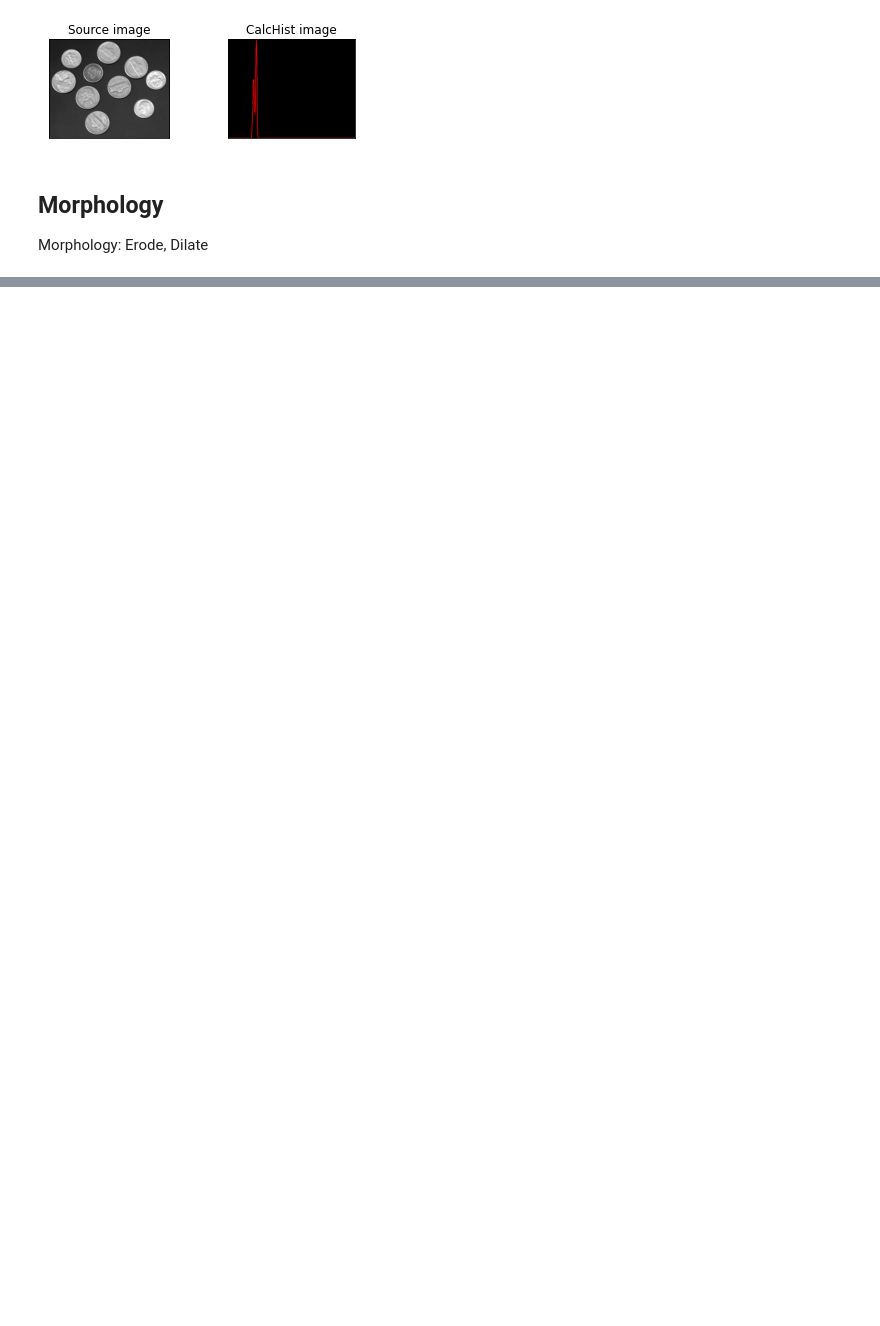
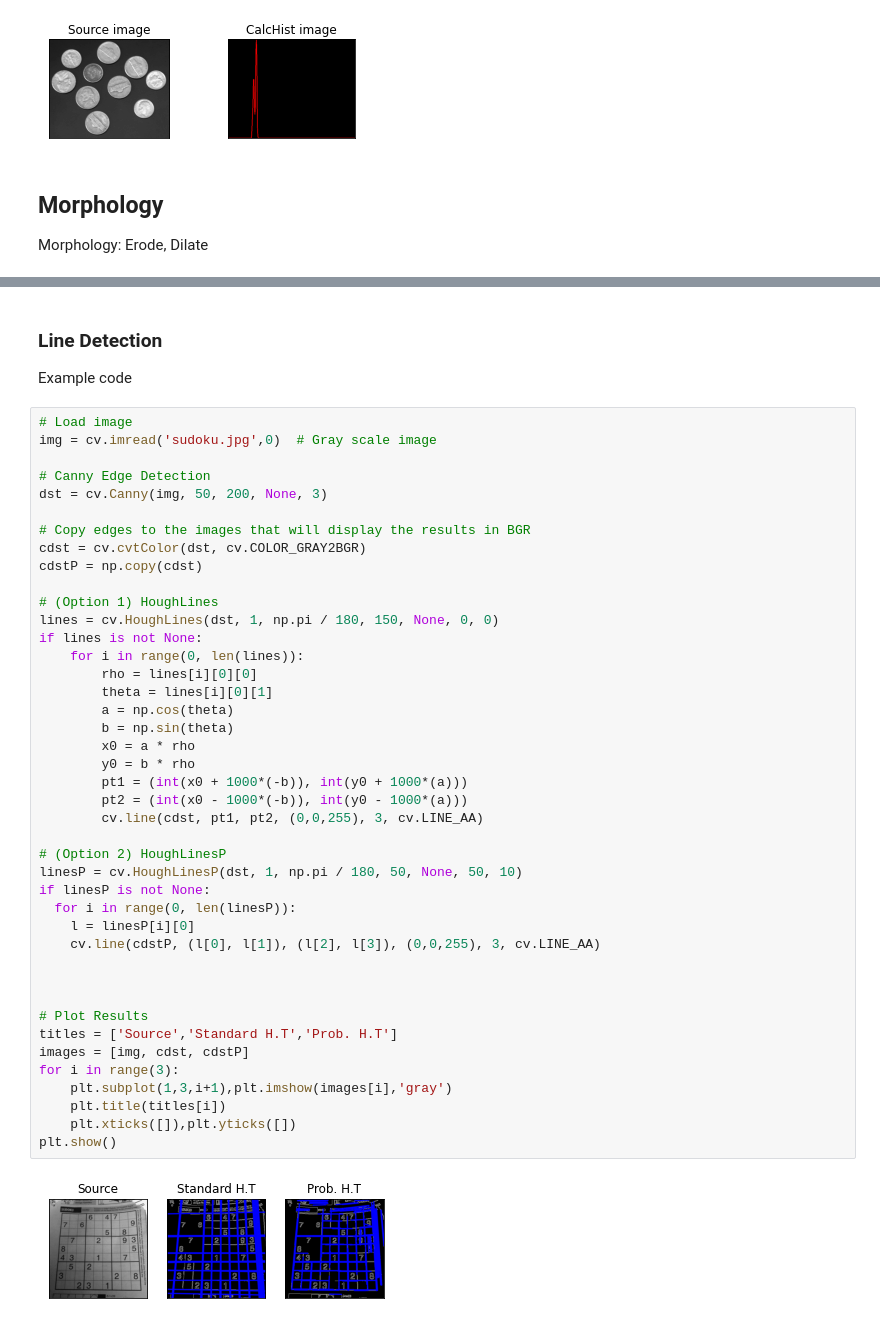
Before and after one commit to ykkimhgu/DLIP-src, a Jupyter notebook: Tutorial_PythonOpenCV/Tutorial_Opencv_Python_2022.ipynb, the cells around one changed output, grey strips where cells are left out. Drawn from its saved outputs; the diff is of its cells as text; blank space fills up the shorter version.

```diff
--- a/Tutorial_PythonOpenCV/Tutorial_Opencv_Python_2022.ipynb
+++ b/Tutorial_PythonOpenCV/Tutorial_Opencv_Python_2022.ipynb
@@ -677,0 +373,47 @@ cv.imshow("detected circles", src)
+# %% [markdown]
+### Line Detection
+Example code
+# %%
+# Load image
+img = cv.imread('sudoku.jpg',0)  # Gray scale image
+
+# Canny Edge Detection
+dst = cv.Canny(img, 50, 200, None, 3)
+
+# Copy edges to the images that will display the results in BGR
+cdst = cv.cvtColor(dst, cv.COLOR_GRAY2BGR)
+cdstP = np.copy(cdst)
+
+# (Option 1) HoughLines
+lines = cv.HoughLines(dst, 1, np.pi / 180, 150, None, 0, 0)
+if lines is not None:
+    for i in range(0, len(lines)):
+        rho = lines[i][0][0]
+        theta = lines[i][0][1]
+        a = np.cos(theta)
+        b = np.sin(theta)
+        x0 = a * rho
+        y0 = b * rho
+        pt1 = (int(x0 + 1000*(-b)), int(y0 + 1000*(a)))
+        pt2 = (int(x0 - 1000*(-b)), int(y0 - 1000*(a)))
+        cv.line(cdst, pt1, pt2, (0,0,255), 3, cv.LINE_AA)
+
+# (Option 2) HoughLinesP
+linesP = cv.HoughLinesP(dst, 1, np.pi / 180, 50, None, 50, 10)
+if linesP is not None:
+  for i in range(0, len(linesP)):
+    l = linesP[i][0]
+    cv.line(cdstP, (l[0], l[1]), (l[2], l[3]), (0,0,255), 3, cv.LINE_AA)
+
+
+
+# Plot Results
+titles = ['Source','Standard H.T','Prob. H.T']
+images = [img, cdst, cdstP]
+for i in range(3):
+    plt.subplot(1,3,i+1),plt.imshow(images[i],'gray')
+    plt.title(titles[i])
+    plt.xticks([]),plt.yticks([])
+plt.show()
+# %% [output]
+[figure, added]
```
Also changed, not shown: parts of 21 cells of this notebook.
